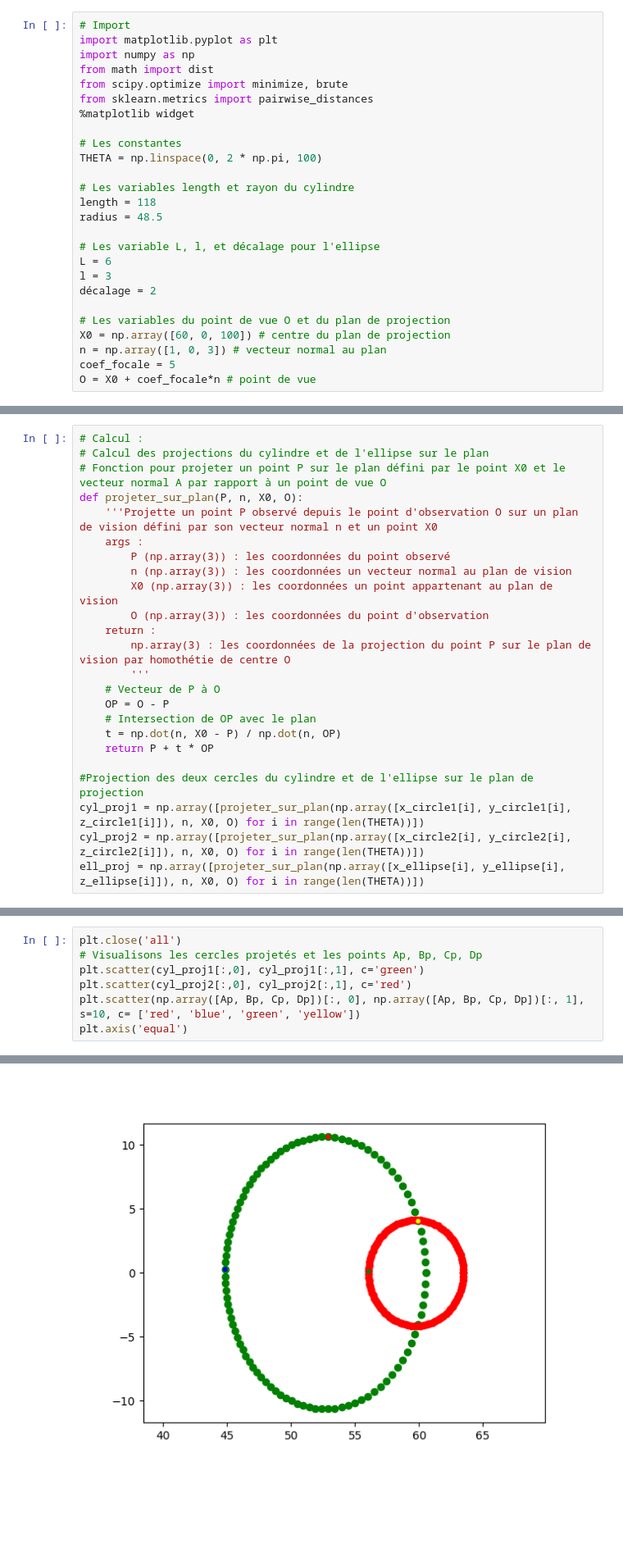
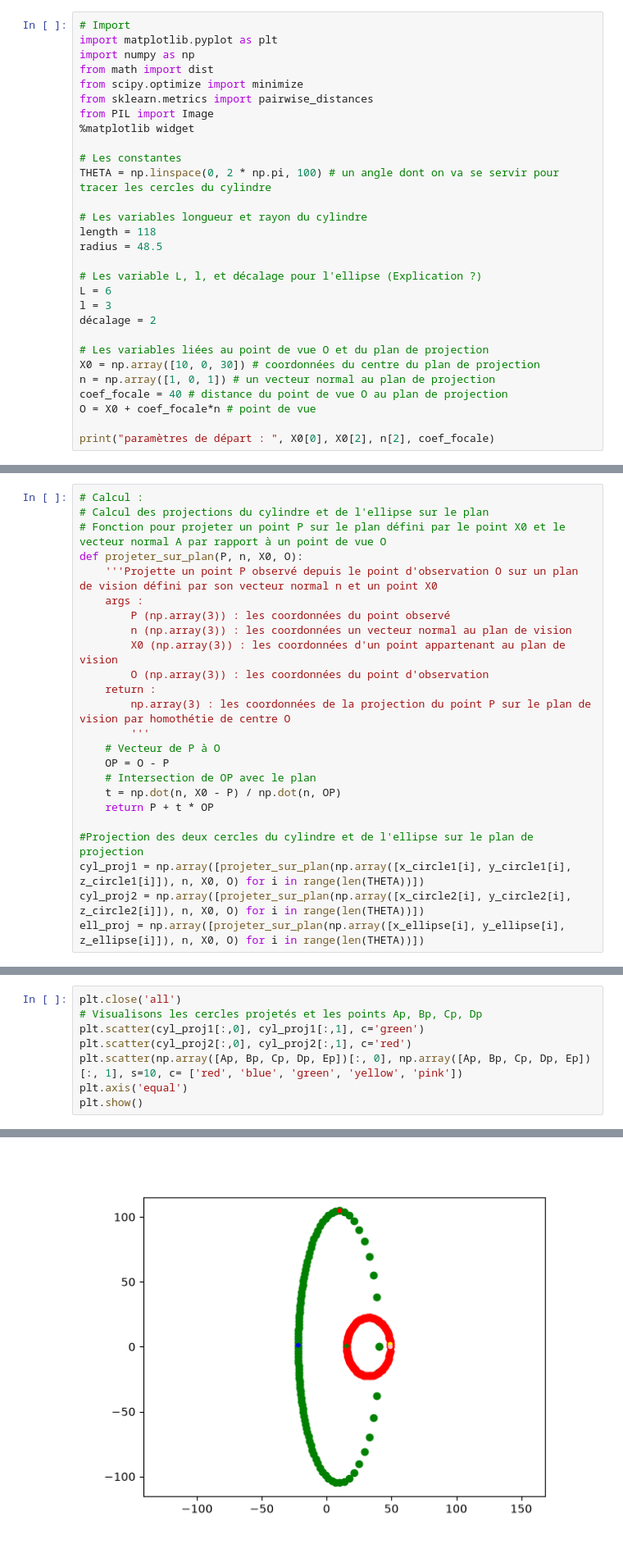
Before and after one commit to Antoine1608/Porosimetre, a Jupyter notebook: Calcul_porosite.ipynb, the cells around one changed output, grey strips where cells are left out. Shown at 82% size. Saved outputs shown, nothing was run; the diff lists cells and outputs as text; blank space fills up the shorter version.

```diff
--- a/Calcul_porosite.ipynb
+++ b/Calcul_porosite.ipynb
@@ -25,24 +25,27 @@ Comparaison de l'image réelle et de la solution
 import matplotlib.pyplot as plt
 import numpy as np
 from math import dist
-from scipy.optimize import minimize, brute
+from scipy.optimize import minimize
 from sklearn.metrics import pairwise_distances
+from PIL import Image
 %matplotlib widget
 
 # Les constantes
-THETA = np.linspace(0, 2 * np.pi, 100)
+THETA = np.linspace(0, 2 * np.pi, 100) # un angle dont on va se servir pour tracer les cercles du cylindre
 
-# Les variables length et rayon du cylindre
+# Les variables longueur et rayon du cylindre
 length = 118
 radius = 48.5
 
-# Les variable L, l, et décalage pour l'ellipse
+# Les variable L, l, et décalage pour l'ellipse (Explication ?)
 L = 6
 l = 3
 décalage = 2
 
-# Les variables du point de vue O et du plan de projection
-X0 = np.array([60, 0, 100]) # centre du plan de projection
-n = np.array([1, 0, 3]) # vecteur normal au plan
-coef_focale = 5
+# Les variables liées au point de vue O et du plan de projection
+X0 = np.array([10, 0, 30]) # coordonnées du centre du plan de projection
+n = np.array([1, 0, 1]) # un vecteur normal au plan de projection
+coef_focale = 40 # distance du point de vue O au plan de projection
 O = X0 + coef_focale*n # point de vue
+
+print("paramètres de départ : ", X0[0], X0[2], n[2], coef_focale)
@@ -118,7 +114,7 @@ def projeter_sur_plan(P, n, X0, O):
     args :
         P (np.array(3)) : les coordonnées du point observé
         n (np.array(3)) : les coordonnées un vecteur normal au plan de vision
-        X0 (np.array(3)) : les coordonnées un point appartenant au plan de vision
+        X0 (np.array(3)) : les coordonnées d'un point appartenant au plan de vision
         O (np.array(3)) : les coordonnées du point d'observation
     return :
         np.array(3) : les coordonnées de la projection du point P sur le plan de vision par homothétie de centre O
@@ -256,6 +257,7 @@ plt.close('all')
 # Visualisons les cercles projetés et les points Ap, Bp, Cp, Dp
 plt.scatter(cyl_proj1[:,0], cyl_proj1[:,1], c='green')
 plt.scatter(cyl_proj2[:,0], cyl_proj2[:,1], c='red')
-plt.scatter(np.array([Ap, Bp, Cp, Dp])[:, 0], np.array([Ap, Bp, Cp, Dp])[:, 1], s=10, c= ['red', 'blue', 'green', 'yellow'])
+plt.scatter(np.array([Ap, Bp, Cp, Dp, Ep])[:, 0], np.array([Ap, Bp, Cp, Dp, Ep])[:, 1], s=10, c= ['red', 'blue', 'green', 'yellow', 'pink'])
 plt.axis('equal')
+plt.show()
 # %% [output]
@@ -266,4 +264,4 @@ plt.axis('equal')
-[figure, old version]
+[figure, new version]
 # %%
 # metric = np.square(a/b - ap/bp) + np.square(b/c - bp/cp) + np.square(c/a - cp/ap)+ np.square(d/e - dp/ep)
 # ap => Ap => cyl_proj1 => projeter_sur_plan(np.array([x_circle1[i], y_circle1[i], z_circle1[i]]), n, X0, O) => O => X0 et coef_focale
```
Also changed, not shown: parts of 16 cells of this notebook.
